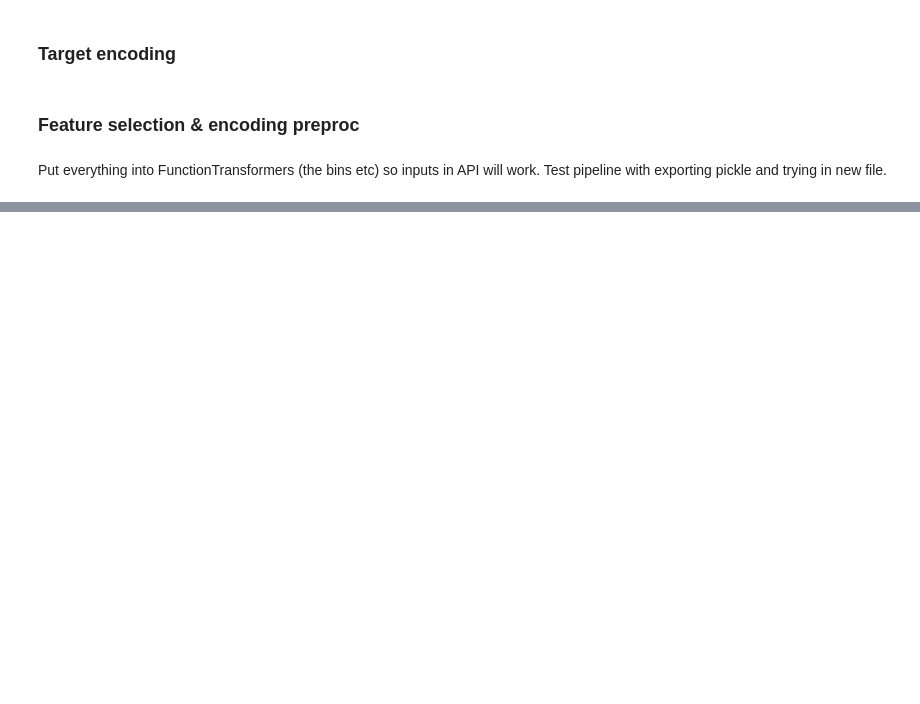
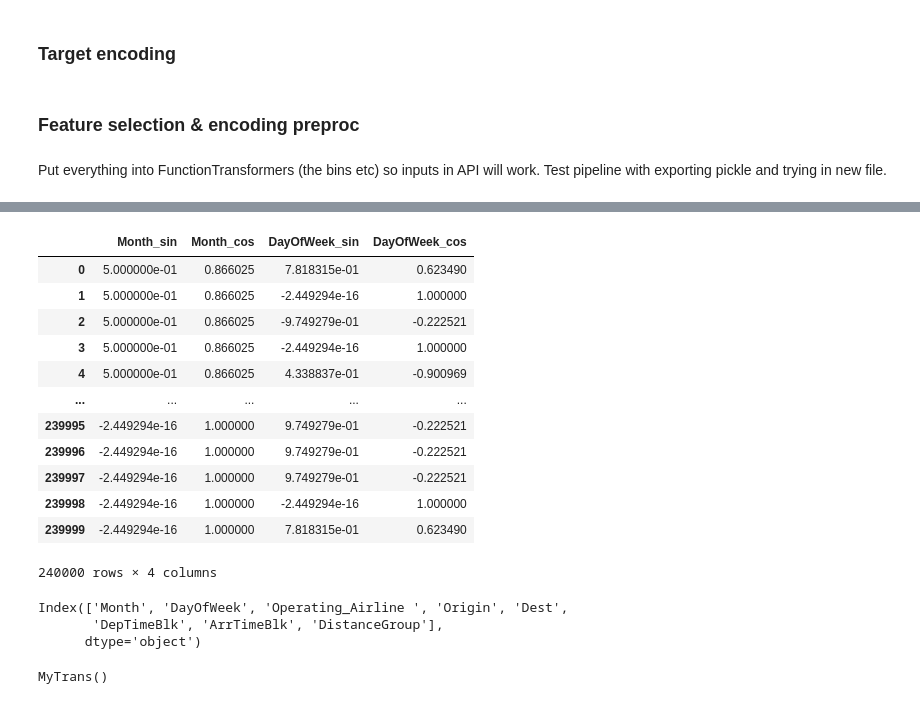
Before and after one commit to mariajoi/flightdelay, a Jupyter notebook: notebooks/preproc_rb.ipynb, the cells around one changed output, grey strips where cells are left out. Drawn from its saved outputs; the diff is of its cells as text; code cells hidden in the pictures; blank space fills up the shorter version.

```diff
--- a/notebooks/preproc_rb.ipynb
+++ b/notebooks/preproc_rb.ipynb
@@ -225,3 +233,6 @@ Index(['Operating_Airline ', 'Origin', 'Dest', 'DistanceGroup',
 # Final code
 # %% [markdown]
 ## Pipeline & encoding
+# %%
+df = pd.read_csv("random_data.csv")
+df = df.drop("Unnamed: 0", axis = 1)
@@ -227,0 +242,9 @@ Index(['Operating_Airline ', 'Origin', 'Dest', 'DistanceGroup',
+# %%
+X = df.drop(columns=['Tail_Number', 'CarrierDelay', 'WeatherDelay', 'NASDelay',
+       'SecurityDelay', 'LateAircraftDelay',
+             'Distance', 'ArrTime', 'ArrDelay', 'ArrDelayMinutes', 'ArrDel15',
+       'ArrivalDelayGroups','CRSDepTime', 'CRSArrTime' , 'Cancelled', 'CancellationCode',
+       'Diverted', 'CRSElapsedTime', 'ActualElapsedTime', 'AirTime', 'DepTime', 'DepDelay',
+       'DepDelayMinutes', 'DepDel15', 'DepartureDelayGroups',
+        'DestCityName', 'DestState', 'OriginCityName', 'OriginState', 'DestAirportID',
+     'Flight_Number_Operating_Airline', 'OriginAirportID','FlightDate','DayofMonth'])
@@ -252,16 +296,6 @@ y2 = df[['Delay_Groups_y']]
 y3 = df[['DepDelayMinutes']]
 # %% [markdown]
 ### Feature selection & encoding preproc
-# %%
-X = df.drop(columns=['Tail_Number', 'CarrierDelay', 'WeatherDelay', 'NASDelay',
-       'SecurityDelay', 'LateAircraftDelay', 'BadFlight', 'Delay_Groups_y',
-             'Distance', 'ArrTime', 'ArrDelay', 'ArrDelayMinutes', 'ArrDel15',
-       'ArrivalDelayGroups','CRSDepTime', 'CRSArrTime' , 'Cancelled', 'CancellationCode',
-       'Diverted', 'CRSElapsedTime', 'ActualElapsedTime', 'AirTime', 'DepTime', 'DepDelay',
-       'DepDelayMinutes', 'DepDel15', 'DepartureDelayGroups',
-        'DestCityName', 'DestState', 'OriginCityName', 'OriginState', 'DestAirportID',
-     'Flight_Number_Operating_Airline', 'OriginAirportID','FlightDate','DayofMonth',
-                    'DepTimeBlk', 'ArrTimeBlk', 'DayOfWeek', 'Month'])
 # %%
 from sklearn.compose import make_column_selector
 from sklearn.pipeline import make_pipeline
@@ -272,4 +307,2 @@ from sklearn.preprocessing import OneHotEncoder
 # %% [markdown]
 Put everything into FunctionTransformers (the bins etc) so inputs in API will work. Test pipeline with exporting pickle and trying in new file.
-# %%
-df['Delay_Groups_y'] = df['DepartureDelayGroups'].apply(map_to_bucket)
@@ -340,8 +338,25 @@ KeyError: 'DepartureDelayGroups'
 # %%
-def cyclical_transform_month(x):
-    df['Month_sin'] = np.sin(2 * np.pi * df['Month'] / 12)
-    df['Month_cos'] = np.cos(2 * np.pi * df['Month'] / 12)
+def cyclical_transform_month(X):
+    X['Month_sin'] = np.sin(2 * np.pi * X['Month'] / 12)
+    X['Month_cs'] = np.cos(2 * np.pi * df['Month'] / 12)
 
+    X['DayOfWeek_sin'] = np.sin(2 * np.pi * X['DayOfWeek'] / 7)
+    X['DayOfWeek_cos'] = np.cos(2 * np.pi * X['DayOfWeek'] / 7)
 
-    df['DayOfWeek_sin'] = np.sin(2 * np.pi * df['DayOfWeek'] / 7)
-    df['DayOfWeek_cos'] = np.cos(2 * np.pi * df['DayOfWeek'] / 7)
+    return X[['Month_sin','Month_cos', 'DayOfWeek_sin','DayOfWeek_cos']]
+
+cyclical_transform_month(df)
+# %% [output]
+|  | Month_sin | Month_cos | DayOfWeek_sin | DayOfWeek_cos |
+| 0 | 5.000000e-01 | 0.866025 | 7.818315e-01 | 0.623490 |
+| 1 | 5.000000e-01 | 0.866025 | -2.449294e-16 | 1.000000 |
+| 2 | 5.000000e-01 | 0.866025 | -9.749279e-01 | -0.222521 |
+| 3 | 5.000000e-01 | 0.866025 | -2.449294e-16 | 1.000000 |
+| 4 | 5.000000e-01 | 0.866025 | 4.338837e-01 | -0.900969 |
+| ... | ... | ... | ... | ... |
+| 239995 | -2.449294e-16 | 1.000000 | 9.749279e-01 | -0.222521 |
+| 239996 | -2.449294e-16 | 1.000000 | 9.749279e-01 | -0.222521 |
+| 239997 | -2.449294e-16 | 1.000000 | 9.749279e-01 | -0.222521 |
+| 239998 | -2.449294e-16 | 1.000000 | -2.449294e-16 | 1.000000 |
+| 239999 | -2.449294e-16 | 1.000000 | 7.818315e-01 | 0.623490 |
+240000 rows × 4 columns
@@ -365,0 +363,6 @@ preproc_full
+# %%
+X.columns
+# %% [output]
+Index(['Month', 'DayOfWeek', 'Operating_Airline ', 'Origin', 'Dest',
+       'DepTimeBlk', 'ArrTimeBlk', 'DistanceGroup'],
+      dtype='object')
@@ -365,0 +394,5 @@ preproc_full
+# %%
+transformation = MyTrans()
+transformation.fit(X_2k)
+# %% [output]
+MyTrans()
```
Also changed, not shown: parts of 30 cells of this notebook, 2 other files.
